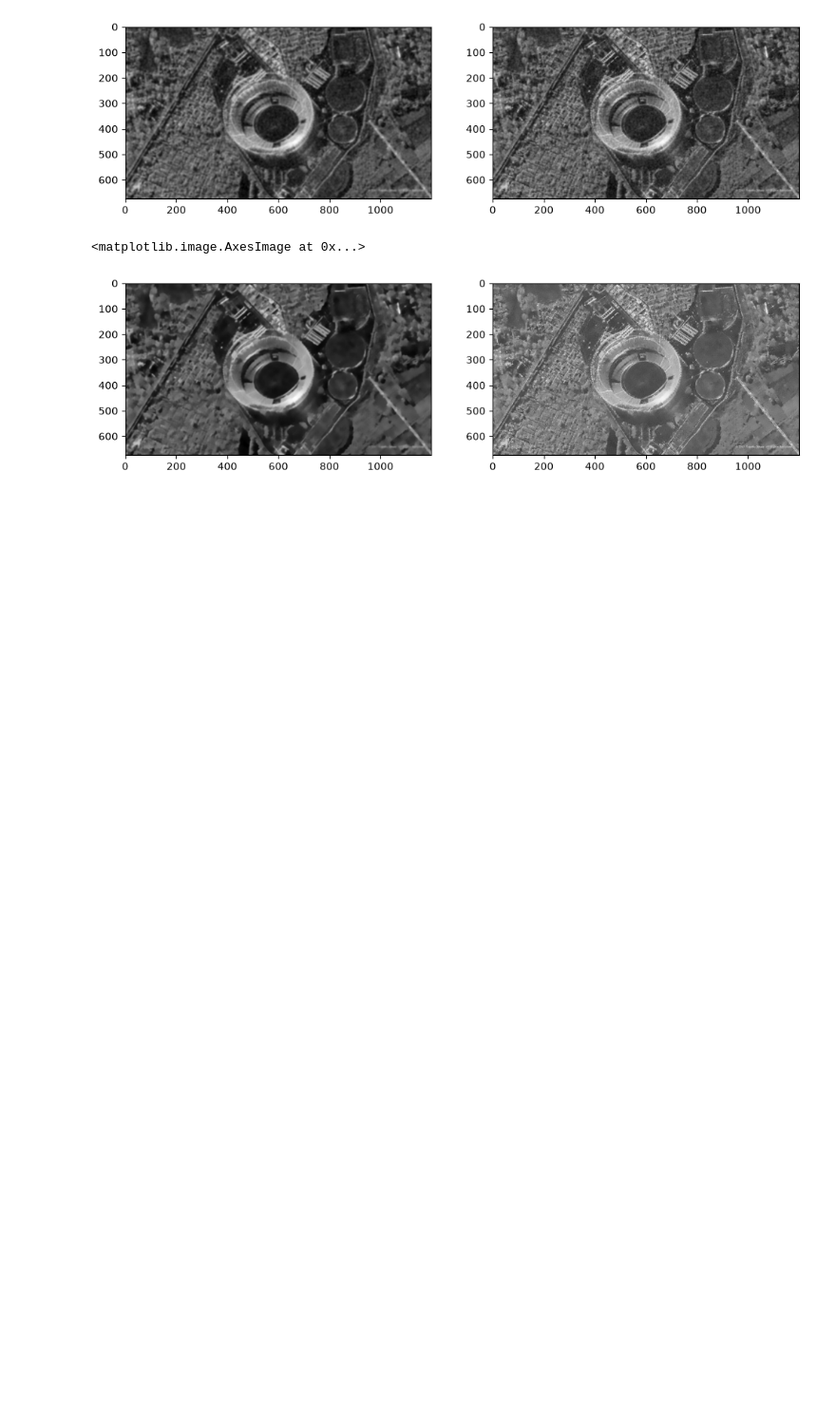
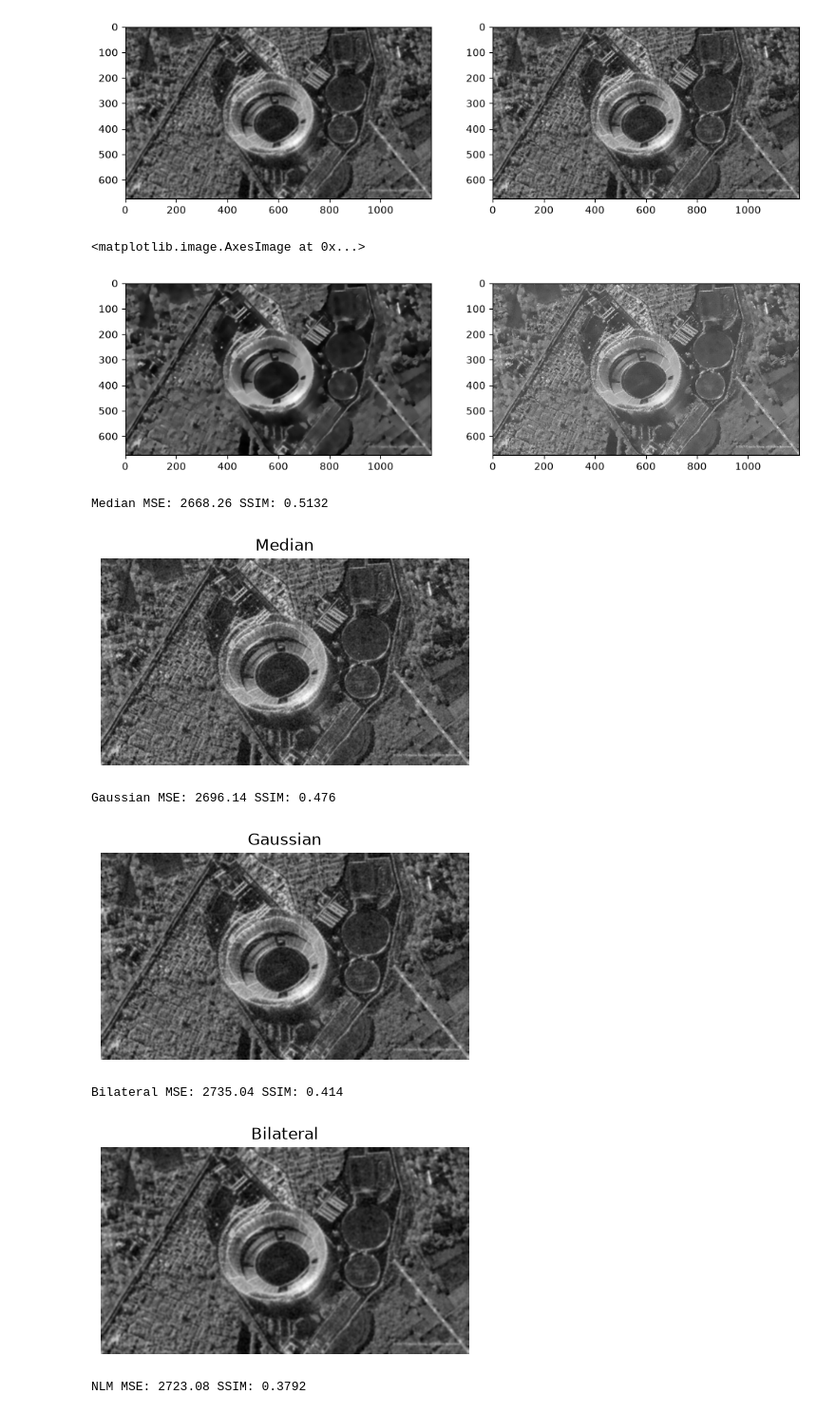
Before and after one commit to loesq/ImageProcessing, a Jupyter notebook: hw2/hw2.ipynb, the cells around one changed output. Shown at 95% size. Drawn from its saved outputs; the diff is of its cells as text; code cells hidden in the pictures; blank space fills up the shorter version.

```diff
--- a/hw2/hw2.ipynb
+++ b/hw2/hw2.ipynb
@@ -92,3 +92,31 @@ plt.imshow(noise_image_nlm, cmap="gray")
 # %% [output]
 <matplotlib.image.AxesImage at 0x...>
 [figure]
+# %%
+filters = {
+    "Median": cv2.medianBlur(image_noise_gauss, 3),
+    "Gaussian": cv2.GaussianBlur(image_noise_gauss, (5, 5), 3),
+    "Bilateral": cv2.bilateralFilter(image_noise_gauss, 9, 75, 75),
+    "NLM": cv2.fastNlMeansDenoising(image_noise_gauss, h=20)
+}
+
+for name, result in filters.items():
+    mse = mean_squared_error(image_gray, result)
+    ssim, _ = structural_similarity(image_gray, result, full=True)
+    print(name, "MSE:", round(mse, 2), "SSIM:", round(ssim, 4))
+
+    plt.figure(figsize=(5, 5))
+    plt.title(name)
+    plt.imshow(result, cmap="gray")
+    plt.axis("off")
+    plt.show()
+
+    # Медианный фильтр показал лучший результат
+# %% [output]
+Median MSE: 2668.26 SSIM: 0.5132
+[figure, added]
+Gaussian MSE: 2696.14 SSIM: 0.476
+[figure, added]
+Bilateral MSE: 2735.04 SSIM: 0.414
+[figure, added]
+NLM MSE: 2723.08 SSIM: 0.3792
```
Also changed, not shown: parts of 4 cells of this notebook, 1 other file.
